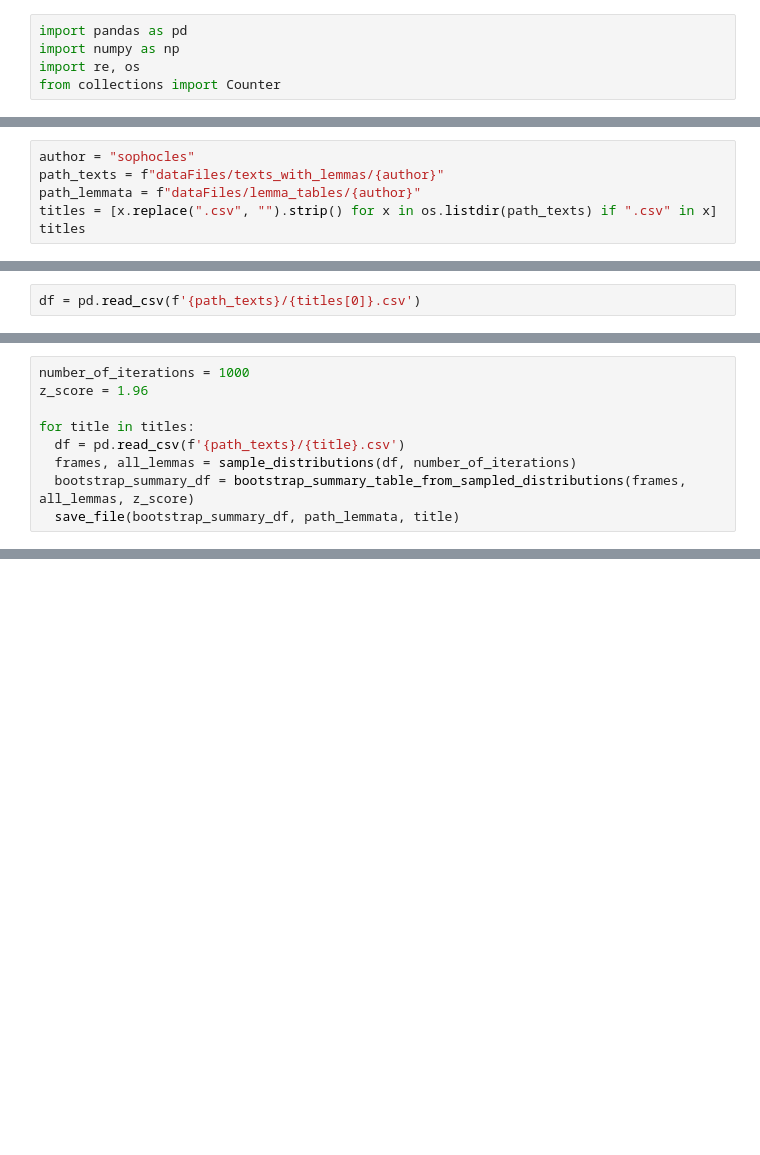
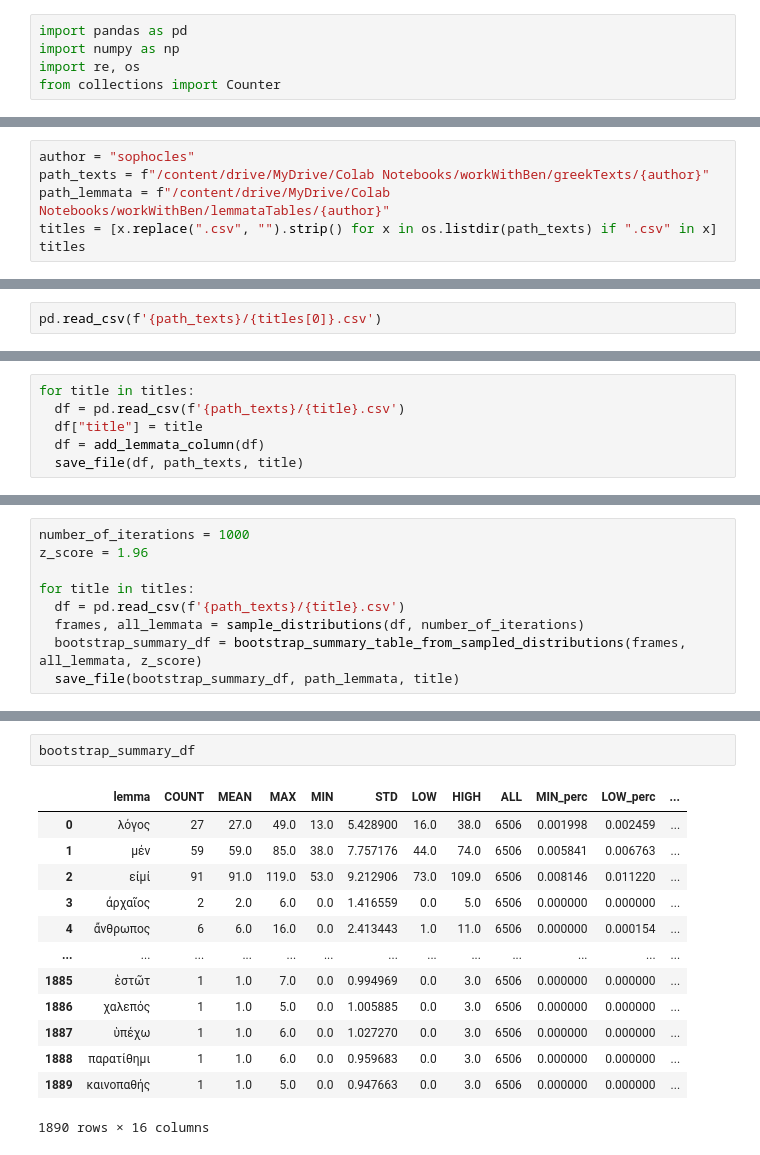
Before and after one commit to datamaunz/sophoclesApp, a Jupyter notebook: bootstrap_lemma_distributions.ipynb, the cells around one changed output, grey strips where cells are left out. Saved outputs shown, nothing was run; the diff lists cells and outputs as text; blank space fills up the shorter version.

```diff
--- a/bootstrap_lemma_distributions.ipynb
+++ b/bootstrap_lemma_distributions.ipynb
@@ -49,7 +102,7 @@ def save_file(df, path, title, first_col_as_index=True):
 # %%
 author = "sophocles"
-path_texts = f"dataFiles/texts_with_lemmas/{author}"
-path_lemmata = f"dataFiles/lemma_tables/{author}"
+path_texts = f"/content/drive/MyDrive/Colab Notebooks/workWithBen/greekTexts/{author}"
+path_lemmata = f"/content/drive/MyDrive/Colab Notebooks/workWithBen/lemmataTables/{author}"
 titles = [x.replace(".csv", "").strip() for x in os.listdir(path_texts) if ".csv" in x]
 titles
 # %% [output]
@@ -63,2 +118,2 @@ titles
 # %%
-df = pd.read_csv(f'{path_texts}/{titles[0]}.csv')
+pd.read_csv(f'{path_texts}/{titles[0]}.csv')
@@ -66,0 +134,6 @@ df = pd.read_csv(f'{path_texts}/{titles[0]}.csv')
+# %%
+for title in titles:
+  df = pd.read_csv(f'{path_texts}/{title}.csv')
+  df["title"] = title
+  df = add_lemmata_column(df)
+  save_file(df, path_texts, title)
@@ -70,6 +145,6 @@ z_score = 1.96
 
 for title in titles:
   df = pd.read_csv(f'{path_texts}/{title}.csv')
-  frames, all_lemmas = sample_distributions(df, number_of_iterations)
-  bootstrap_summary_df = bootstrap_summary_table_from_sampled_distributions(frames, all_lemmas, z_score)
+  frames, all_lemmata = sample_distributions(df, number_of_iterations)
+  bootstrap_summary_df = bootstrap_summary_table_from_sampled_distributions(frames, all_lemmata, z_score)
   save_file(bootstrap_summary_df, path_lemmata, title)
@@ -96,0 +164,16 @@ Type:      function
+# %%
+bootstrap_summary_df
+# %% [output]
+|  | lemma | COUNT | MEAN | MAX | MIN | STD | LOW | HIGH | ALL | MIN_perc | LOW_perc | ... |
+| 0 | λόγος | 27 | 27.0 | 49.0 | 13.0 | 5.428900 | 16.0 | 38.0 | 6506 | 0.001998 | 0.002459 | ... |
+| 1 | μέν | 59 | 59.0 | 85.0 | 38.0 | 7.757176 | 44.0 | 74.0 | 6506 | 0.005841 | 0.006763 | ... |
+| 2 | εἰμί | 91 | 91.0 | 119.0 | 53.0 | 9.212906 | 73.0 | 109.0 | 6506 | 0.008146 | 0.011220 | ... |
+| 3 | ἀρχαῖος | 2 | 2.0 | 6.0 | 0.0 | 1.416559 | 0.0 | 5.0 | 6506 | 0.000000 | 0.000000 | ... |
+| 4 | ἄνθρωπος | 6 | 6.0 | 16.0 | 0.0 | 2.413443 | 1.0 | 11.0 | 6506 | 0.000000 | 0.000154 | ... |
+| ... | ... | ... | ... | ... | ... | ... | ... | ... | ... | ... | ... | ... |
+| 1885 | ἑστῶτ | 1 | 1.0 | 7.0 | 0.0 | 0.994969 | 0.0 | 3.0 | 6506 | 0.000000 | 0.000000 | ... |
+| 1886 | χαλεπός | 1 | 1.0 | 5.0 | 0.0 | 1.005885 | 0.0 | 3.0 | 6506 | 0.000000 | 0.000000 | ... |
+| 1887 | ὑπέχω | 1 | 1.0 | 6.0 | 0.0 | 1.027270 | 0.0 | 3.0 | 6506 | 0.000000 | 0.000000 | ... |
+| 1888 | παρατίθημι | 1 | 1.0 | 6.0 | 0.0 | 0.959683 | 0.0 | 3.0 | 6506 | 0.000000 | 0.000000 | ... |
+| 1889 | καινοπαθής | 1 | 1.0 | 5.0 | 0.0 | 0.947663 | 0.0 | 3.0 | 6506 | 0.000000 | 0.000000 | ... |
+1890 rows × 16 columns
```
Also changed, not shown: parts of 15 cells of this notebook.
